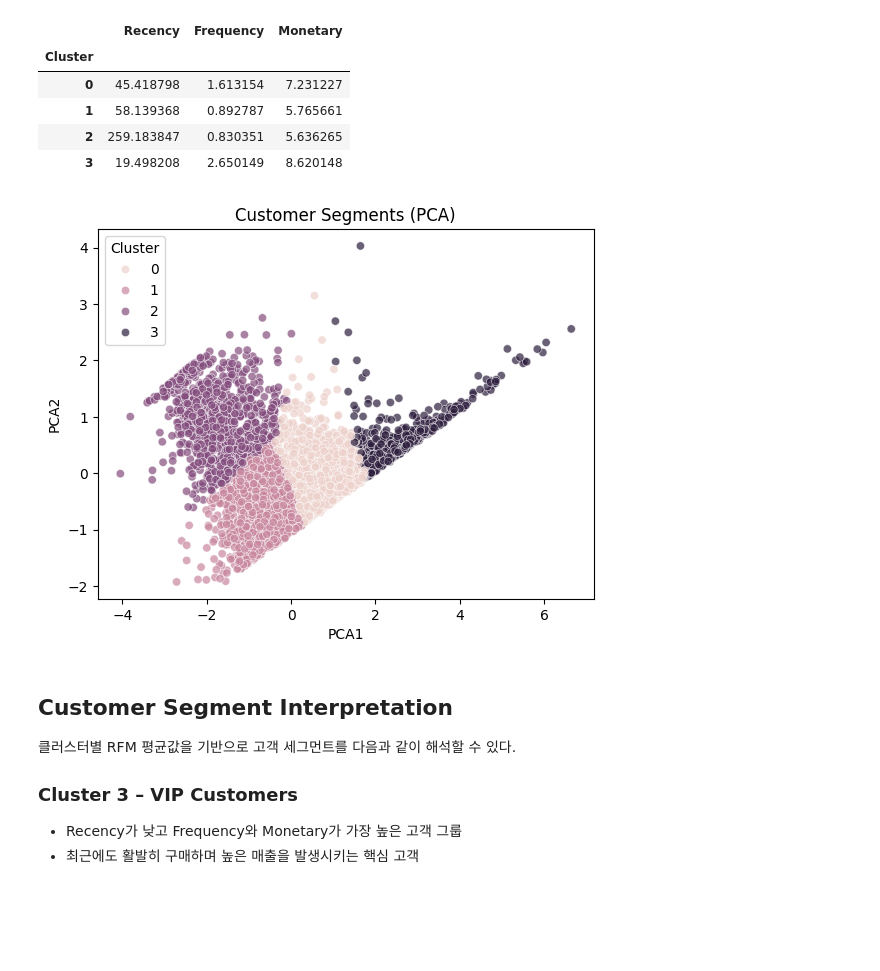
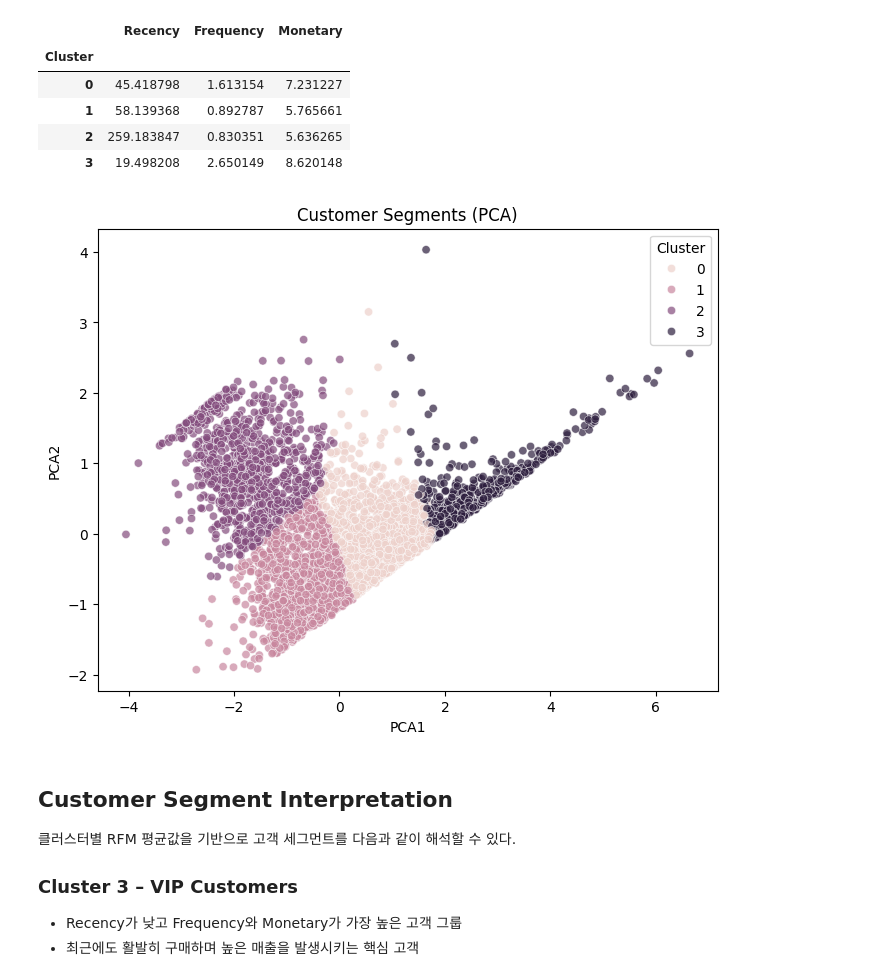
Before and after one commit to eue6ne/ecommerce-customer-segmentation, a Jupyter notebook: notebooks/02_customer_clustering.ipynb, the cells around one changed output. Cells and saved outputs as stored; diff of their text form; code cells hidden in the pictures; blank space fills up the shorter version.

Commit message:
Add clustering visualizations and finalize project documentation

```diff
--- a/notebooks/02_customer_clustering.ipynb
+++ b/notebooks/02_customer_clustering.ipynb
@@ -116,19 +116,21 @@ rfm.groupby("Cluster")[["Recency","Frequency","Monetary"]].mean()
 # %%
 from sklearn.decomposition import PCA
 import seaborn as sns
 
 pca = PCA(n_components = 2)
 
 rfm_pca = pca.fit_transform(rfm_scaled)
 
 rfm["PCA1"] = rfm_pca[:,0]
 rfm["PCA2"] = rfm_pca[:,1]
 
+plt.figure(figsize = (8, 6))
 sns.scatterplot(data = rfm, x = "PCA1", y = "PCA2", hue = "Cluster", alpha = 0.7)
 plt.title("Customer Segments (PCA)")
+plt.savefig("../figures/cluster_pca.png", dpi = 300, bbox_inches = "tight")
 plt.show()
 # %% [output]
-[figure, old version]
+[figure, new version]
 # %% [markdown]
 ## Customer Segment Interpretation
 
```
Also changed, not shown: parts of 1 cell of this notebook, 3 other files.
